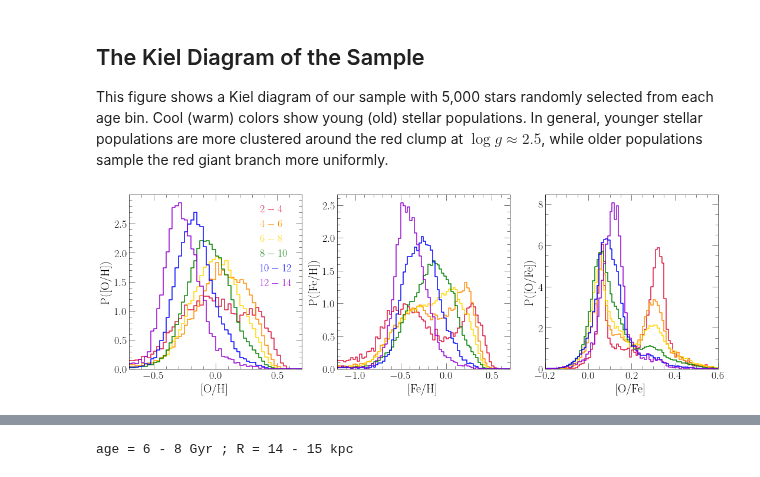
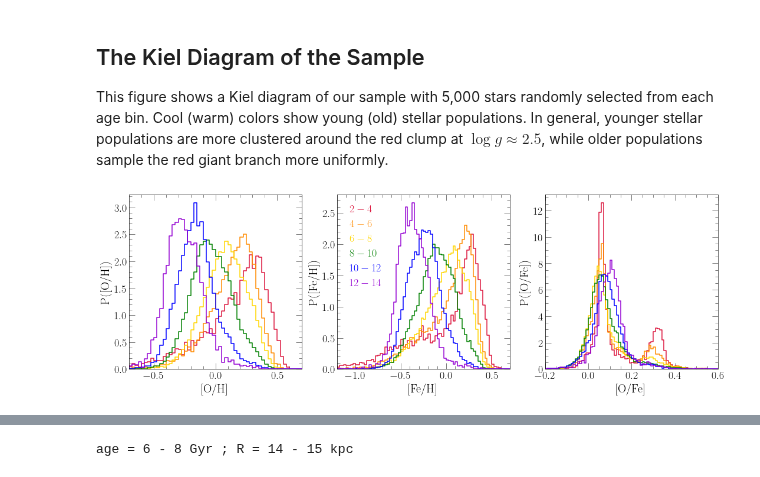
Before and after one commit to giganano/outflows, a Jupyter notebook: notebooks/apogee.ipynb, the cells around one changed output, grey strips where cells are left out. Drawn from its saved outputs; the diff is of its cells as text; code cells hidden in the pictures.

```diff
--- a/notebooks/apogee.ipynb
+++ b/notebooks/apogee.ipynb
@@ -85,15 +85,17 @@ for i in range(2):
 axes[0].set_ylabel(r"P(Age)")
 plt.setp(axes[1].get_yticklabels(), visible = False)
 
-astronn_bins = np.linspace(0, 12, 100)
-latent_bins = np.linspace(0, 15, 50)
+astronn_bins = np.linspace(0, 12, 50)
+latent_bins = np.linspace(0, 15, 25)
 radial_bins = [2, 4, 6, 8, 10, 12, 14]
 colors = ["crimson", "darkorange", "gold", "green", "blue", "darkviolet"]
 
 for i in range(len(radial_bins) - 1):
     subsample = sample.filter(
         "GALR", ">=", radial_bins[i]).filter(
-        "GALR", "<=", radial_bins[i + 1])
+        "GALR", "<=", radial_bins[i + 1]).filter(
+        "GALZ", ">=", -0.5).filter(
+        "GALZ", "<=", 0.5)
     subsubsample = subsample.filter("ASTRONN_AGE", ">=", 0)
     dist, _ = np.histogram(subsubsample["ASTRONN_AGE"], bins = astronn_bins, density = True)
     kwargs = {
@@ -164,7 +166,9 @@ with open("./astronn_agedist.out", "w") as f_astronn:
             sys.stdout.write("\rR = %d - %d kpc      " % (radial_bins[i], radial_bins[i + 1]))
             subsample = sample.filter(
                 "GALR", ">=", radial_bins[i]).filter(
-                "GALR", "<=", radial_bins[i + 1])
+                "GALR", "<=", radial_bins[i + 1]).filter(
+                "GALZ", ">=", -0.5).filter(
+                "GALZ", "<=", 0.5)
             subsubsample = subsample.filter("ASTRONN_AGE", ">=", 0)
             f_astronn.write("%.3e\t%.3e\t" % (radial_bins[i], radial_bins[i + 1]))
             if len(subsubsample["ASTRONN_AGE"]) >= 200:
@@ -383,7 +387,11 @@ ax.invert_yaxis()
 age_bins = [0, 2, 4, 6, 8, 10]
 colors = ["darkviolet", "blue", "lime", "gold", "crimson"]
 for i in range(len(colors)):
-    subsample = sample.filter("ASTRONN_AGE", ">=", age_bins[i]).filter("ASTRONN_AGE", "<=", age_bins[i + 1])
+    subsample = sample.filter(
+        "ASTRONN_AGE", ">=", age_bins[i]).filter(
+        "ASTRONN_AGE", "<=", age_bins[i + 1]).filter(
+        "GALZ", ">=", -0.5).filter(
+        "GALZ", "<=", 0.5)
     indeces = random.sample(range(len(subsample["TEFF"])), N_SAMPLE)
     kwargs = {
         "c": named_colors()[colors[i]],
@@ -431,36 +439,38 @@ colors = ["crimson", "darkorange", "gold", "green", "blue", "darkviolet"]
 for i in range(len(radial_bins) - 1):
     subsample = sample.filter(
         "GALR", ">=", radial_bins[i]).filter(
         "GALR", "<=", radial_bins[i + 1]).filter(
+        "GALZ", ">=", -0.5).filter(
+        "GALZ", "<=", 0.5).filter(
         "ASTRONN_AGE", ">=", 0)
     kwargs = {
         "c": named_colors()[colors[i]],
         "label": r"$%d - %d$" % (radial_bins[i], radial_bins[i + 1])
     }
     for j in range(len(keys)):
         if keys[j] == "O_FE":
             bins = ofe_bins
         else:
             bins = xh_bins
         dist, _ = np.histogram(subsample[keys[j]], bins = bins, density = True)
         axes[j].step(bins[:-1], dist, where = "post", **kwargs)
 
 kwargs = {
-    "loc": mpl_loc("upper right"),
+    "loc": mpl_loc("upper left"),
     "handlelength": 0
 }
-leg = axes[0].legend(**kwargs)
+leg = axes[1].legend(**kwargs)
 fancy_legend(leg, colors)
 
 for i in range(len(axes)): axes[i].set_ylim([0, axes[i].get_ylim()[1]])
 plt.tight_layout()
 for ext in ["pdf", "jpeg"]:
     kwargs = {}
     if ext == "jpeg": kwargs["dpi"] = 200
     plt.savefig("./apogee/mdfs.%s" % (ext), **kwargs)
 plt.show()
 # %% [output]
-[figure, old version]
+[figure, new version]
 # %%
 def mode_of_skewnorm(a, mean, std):
 #     delta = a / np.sqrt(1 + a**2)
```
Also changed, not shown: parts of 7 cells of this notebook, 12 other files.
